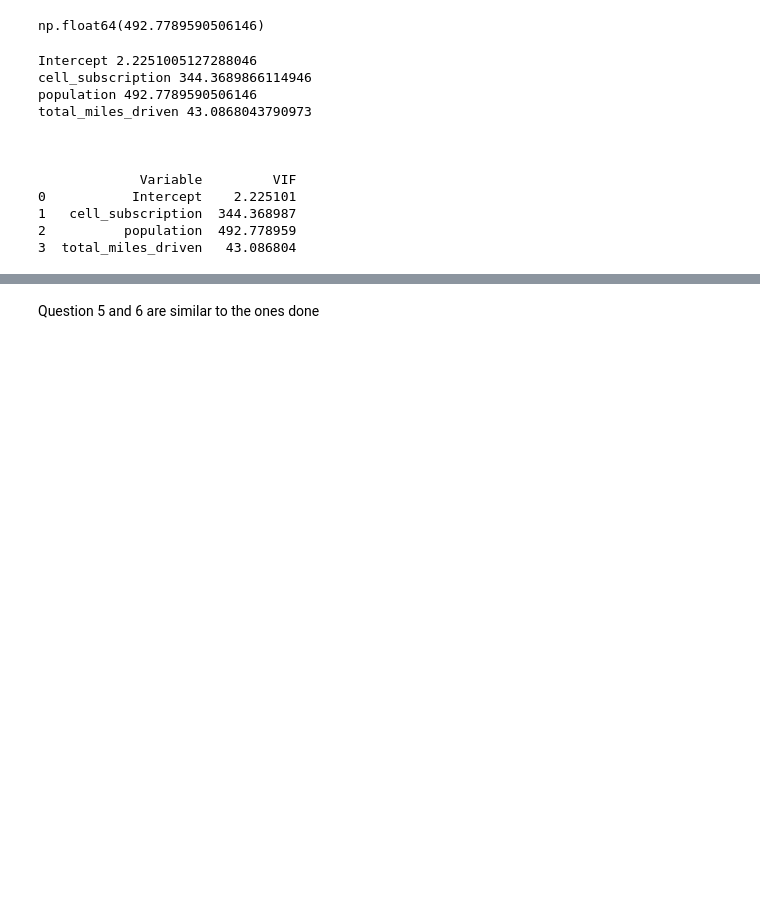
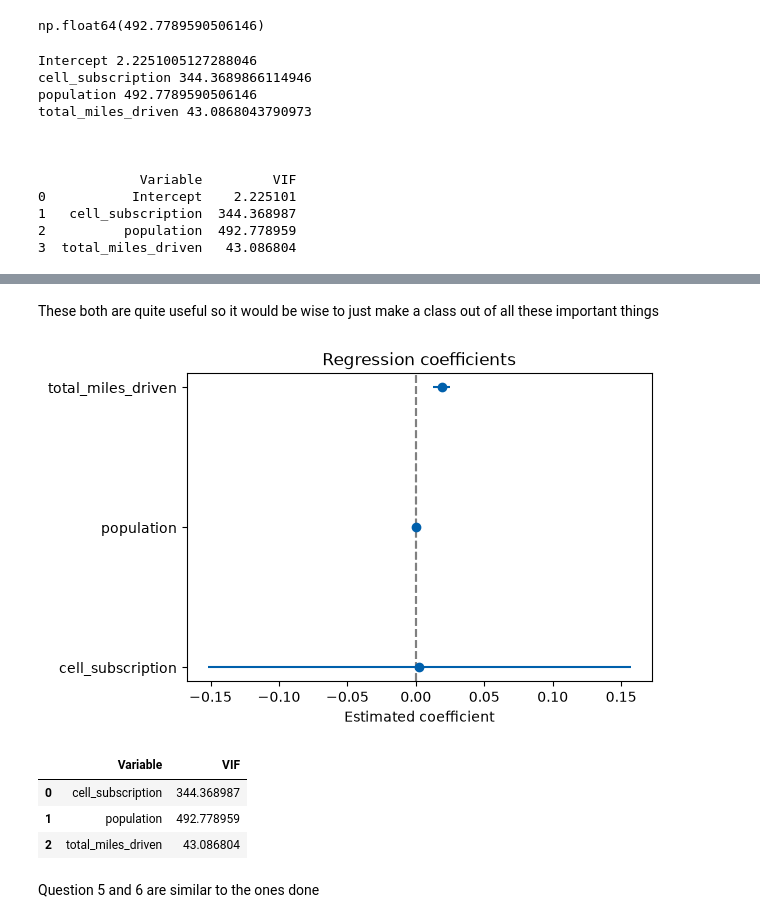
Before and after one commit to ani-research/Python-Companion-For-Real-Econometrics-by-M.Bailey, a Jupyter notebook: chapters/chapter05.ipynb, the cells around one changed output, grey strips where cells are left out. Saved outputs shown, nothing was run; the diff lists cells and outputs as text; code cells hidden in the pictures; blank space fills up the shorter version.

```diff
--- a/chapters/chapter05.ipynb
+++ b/chapters/chapter05.ipynb
@@ -928,0 +975,2 @@ total_miles_driven 43.0868043790973
+# %% [markdown]
+These both are quite useful so it would be wise to just make a class out of all these important things
@@ -929,2 +1036,12 @@ total_miles_driven 43.0868043790973
+# %%
+model= AnStat(cellphOLS3)
+model.coefficient_plot()
+model.give_vif()
+# %% [output]
+[figure, added]
+|  | Variable | VIF |
+| 0 | cell_subscription | 344.368987 |
+| 1 | population | 492.778959 |
+| 2 | total_miles_driven | 43.086804 |
 # %% [markdown]
 Question 5 and 6 are similar to the ones done
```
Also changed, not shown: parts of 5 cells of this notebook.
